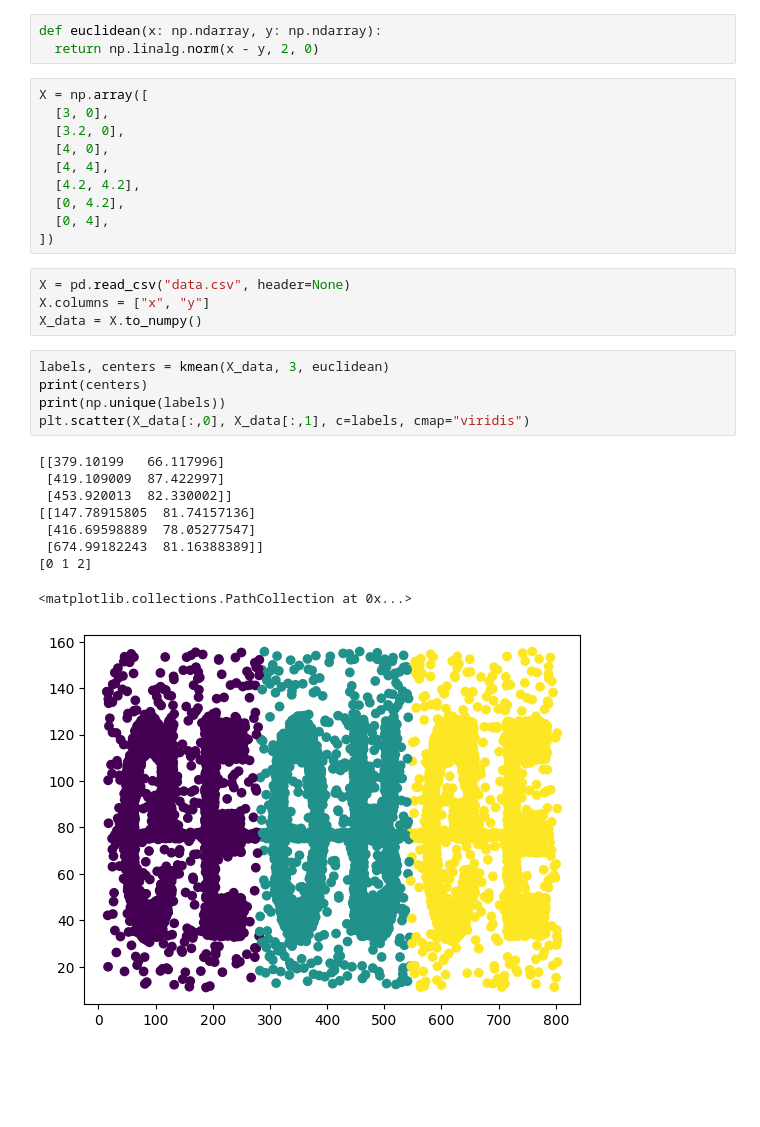
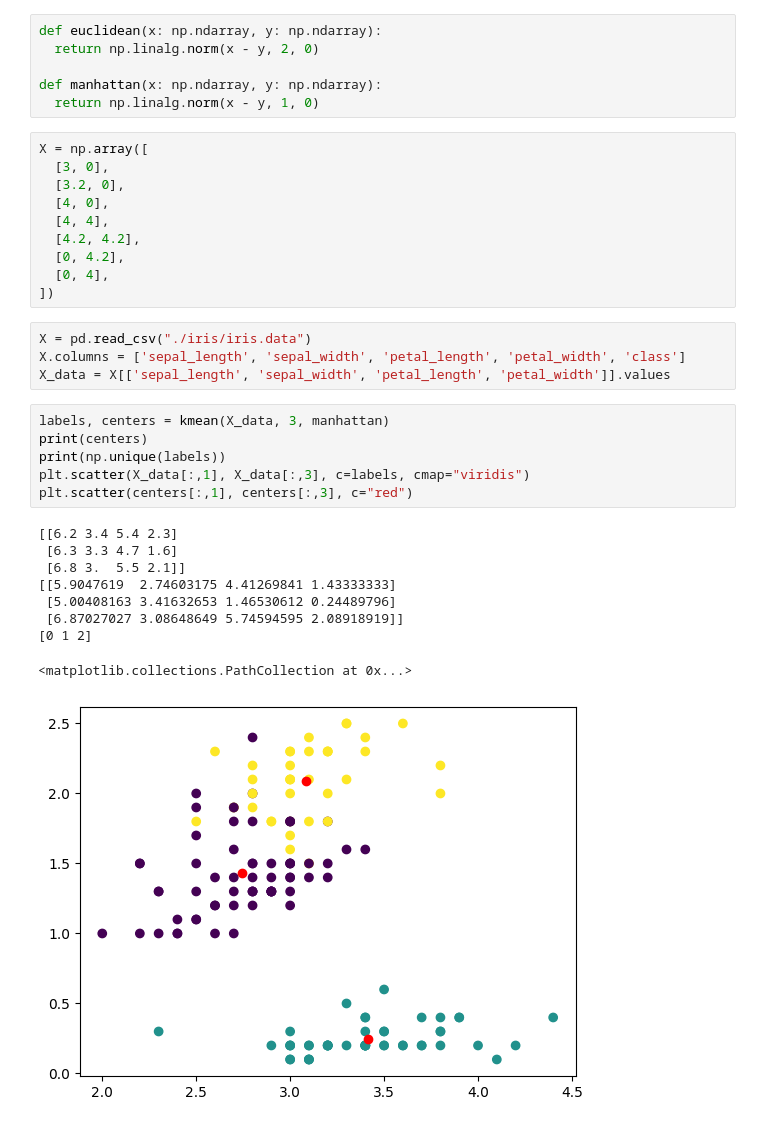
Before and after one commit to tung-ngt/ml2, a Jupyter notebook: labwork2/k-mean.ipynb, the cells around one changed output. Cells and saved outputs as stored; diff of their text form; blank space fills up the shorter version.

Commit message:
add image for report and novete ode for ahc and kmeans

```diff
--- a/labwork2/k-mean.ipynb
+++ b/labwork2/k-mean.ipynb
@@ -39,6 +39,9 @@ def kmean(X: np.ndarray, k, distance_fn, init_centers: np.ndarray = None, loops
 # %%
 def euclidean(x: np.ndarray, y: np.ndarray):
   return np.linalg.norm(x - y, 2, 0)
+
+def manhattan(x: np.ndarray, y: np.ndarray):
+  return np.linalg.norm(x - y, 1, 0)
 # %%
 X = np.array([
   [3, 0],
@@ -50,21 +53,22 @@ X = np.array([
   [0, 4],
 ])
 # %%
-X = pd.read_csv("data.csv", header=None)
-X.columns = ["x", "y"]
-X_data = X.to_numpy()
+X = pd.read_csv("./iris/iris.data")
+X.columns = ['sepal_length', 'sepal_width', 'petal_length', 'petal_width', 'class']
+X_data = X[['sepal_length', 'sepal_width', 'petal_length', 'petal_width']].values
 # %%
-labels, centers = kmean(X_data, 3, euclidean)
+labels, centers = kmean(X_data, 3, manhattan)
 print(centers)
 print(np.unique(labels))
-plt.scatter(X_data[:,0], X_data[:,1], c=labels, cmap="viridis")
+plt.scatter(X_data[:,1], X_data[:,3], c=labels, cmap="viridis")
+plt.scatter(centers[:,1], centers[:,3], c="red")
 # %% [output]
-[[379.10199   66.117996]
- [419.109009  87.422997]
- [453.920013  82.330002]]
-[[147.78915805  81.74157136]
- [416.69598889  78.05277547]
- [674.99182243  81.16388389]]
+[[6.2 3.4 5.4 2.3]
+ [6.3 3.3 4.7 1.6]
+ [6.8 3.  5.5 2.1]]
+[[5.9047619  2.74603175 4.41269841 1.43333333]
+ [5.00408163 3.41632653 1.46530612 0.24489796]
+ [6.87027027 3.08648649 5.74594595 2.08918919]]
 [0 1 2]
 <matplotlib.collections.PathCollection at 0x...>
-[figure, old version]
+[figure, new version]
```
Also changed, not shown: 16 other files.
